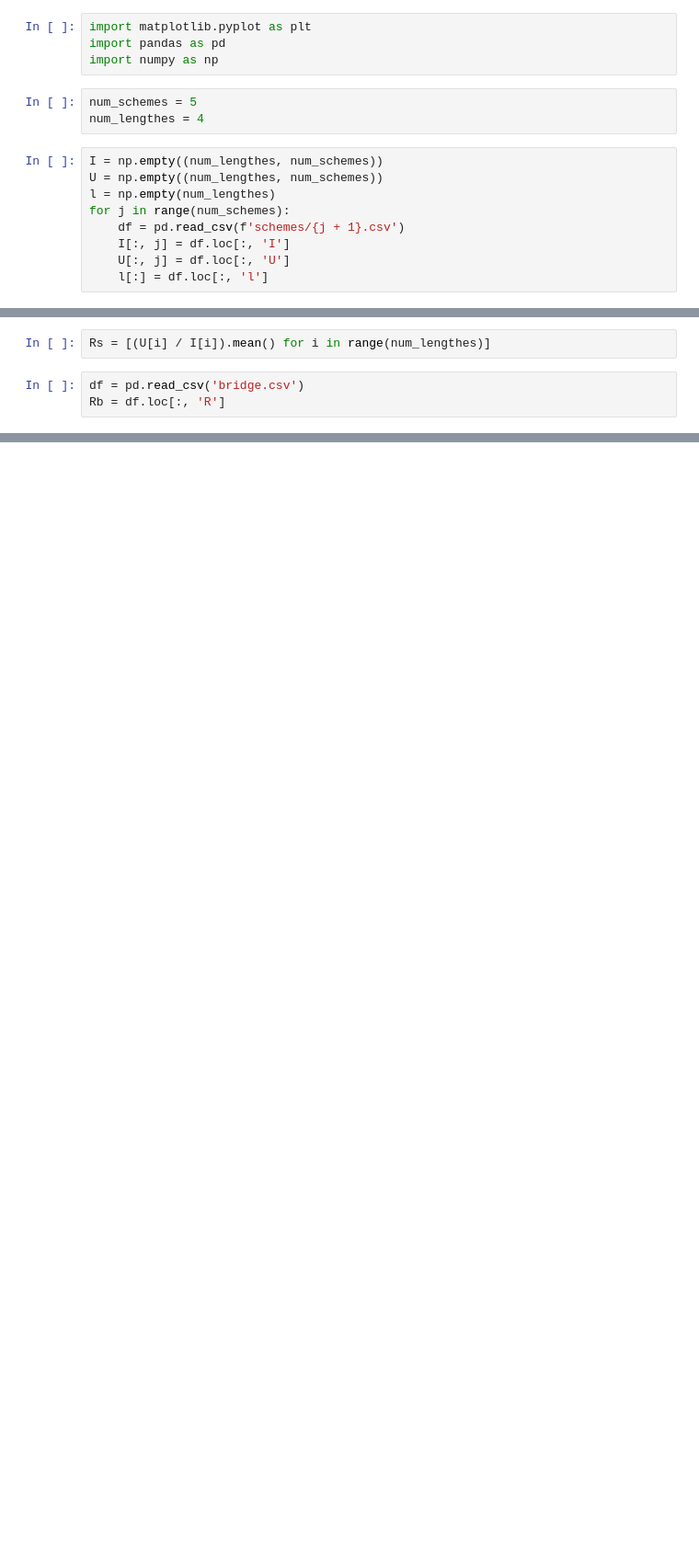
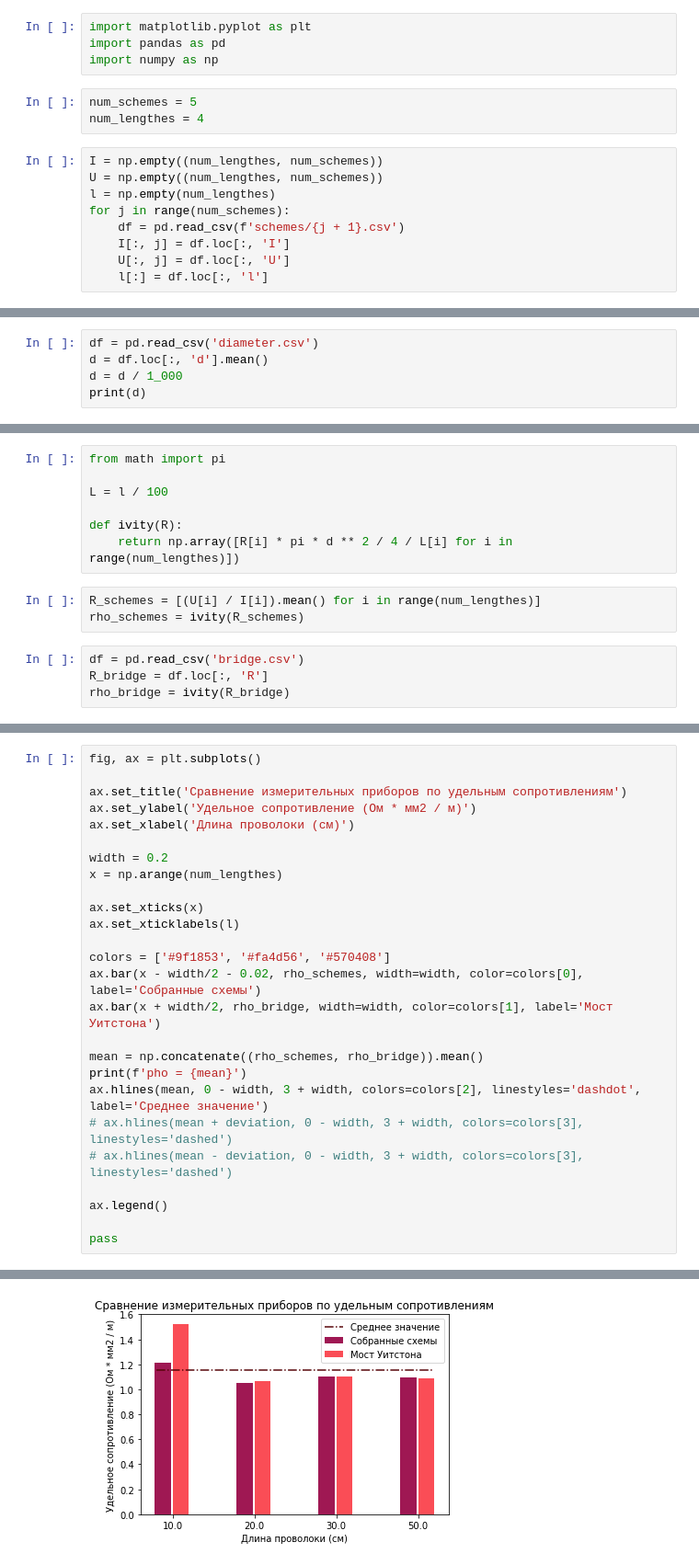
Before and after one commit to ubvedu/physlabs-sem1, a Jupyter notebook: resistance/resistance.ipynb, the cells around one changed output, grey strips where cells are left out. Shown at 92% size. Cells and saved outputs as stored; diff of their text form; blank space fills up the shorter version.

```diff
--- a/resistance/resistance.ipynb
+++ b/resistance/resistance.ipynb
@@ -34 +34,6 @@ ax.legend()
 [figure]
+# %%
+df = pd.read_csv('diameter.csv')
+d = df.loc[:, 'd'].mean()
+d = d / 1_000
+print(d)
@@ -35,5 +42,14 @@ ax.legend()
+# %%
+from math import pi
+
+L = l / 100
+
+def ivity(R):
+    return np.array([R[i] * pi * d ** 2 / 4 / L[i] for i in range(num_lengthes)])
 # %%
-Rs = [(U[i] / I[i]).mean() for i in range(num_lengthes)]
+R_schemes = [(U[i] / I[i]).mean() for i in range(num_lengthes)]
+rho_schemes = ivity(R_schemes)
 # %%
 df = pd.read_csv('bridge.csv')
-Rb = df.loc[:, 'R']
+R_bridge = df.loc[:, 'R']
+rho_bridge = ivity(R_bridge)
@@ -45,0 +66,27 @@ ax.grid()
+# %%
+fig, ax = plt.subplots()
+
+ax.set_title('Сравнение измерительных приборов по удельным сопротивлениям')
+ax.set_ylabel('Удельное сопротивление (Ом * мм2 / м)')
+ax.set_xlabel('Длина проволоки (см)')
+
+width = 0.2
+x = np.arange(num_lengthes)
+
+ax.set_xticks(x)
+ax.set_xticklabels(l)
+
+colors = ['#9f1853', '#fa4d56', '#570408']
+ax.bar(x - width/2 - 0.02, rho_schemes, width=width, color=colors[0], label='Собранные схемы')
+ax.bar(x + width/2, rho_bridge, width=width, color=colors[1], label='Мост Уитстона')
+
+mean = np.concatenate((rho_schemes, rho_bridge)).mean()
+print(f'pho = {mean}')
+ax.hlines(mean, 0 - width, 3 + width, colors=colors[2], linestyles='dashdot', label='Среднее значение')
+# ax.hlines(mean + deviation, 0 - width, 3 + width, colors=colors[3], linestyles='dashed')
+# ax.hlines(mean - deviation, 0 - width, 3 + width, colors=colors[3], linestyles='dashed')
+
+ax.legend()
+
+pass
+# %% [output]
@@ -45,0 +94 @@ ax.grid()
+[figure, added]
```
Also changed, not shown: parts of 6 cells of this notebook, 4 other files.
